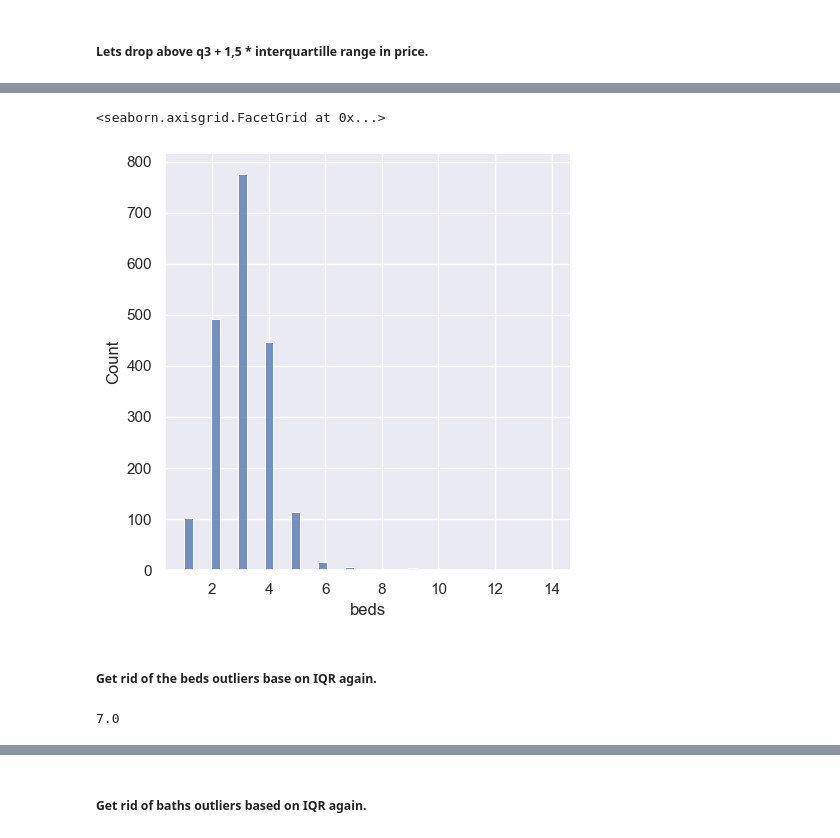
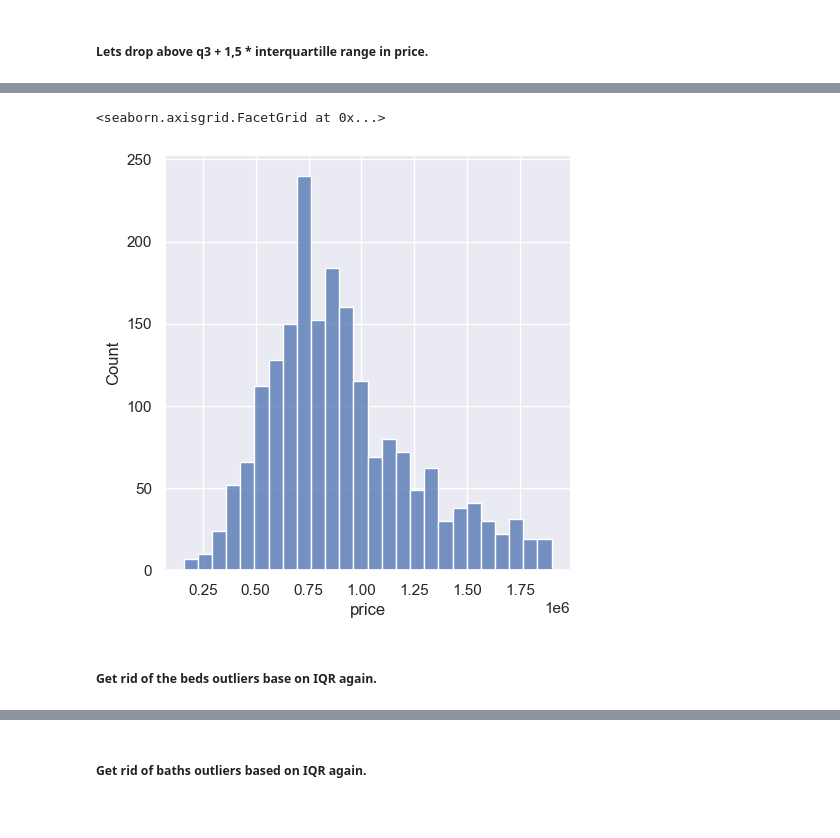
Before and after one commit to tolstoj48/seattle-house-price-prediction, a Jupyter notebook: seattle-real-estate-house-prices-prediction.ipynb, the cells around one changed output, grey strips where cells are left out. Drawn from its saved outputs; the diff is of its cells as text; code cells hidden in the pictures.

Commit message:
Zip code classification, interquartile cleaning.

```diff
--- a/seattle-real-estate-house-prices-prediction.ipynb
+++ b/seattle-real-estate-house-prices-prediction.ipynb
@@ -113,0 +150,2 @@ Name: count, dtype: int64
+# %%
+data["zip_code_category"] = data.apply(lambda row: seattle_zip_categories.get(str(row["zip_code"])), axis = 1)
@@ -204,5 +267,5 @@ sns.displot(data_clean["price"])
 q1 = data_clean["price"].quantile(0.25)
 q3 = data_clean["price"].quantile(0.75)
 iqr = q3 - q1
-outlier_price = q3 + 1.5 * iqr
-outlier_price
+outlier_price_upper = q3 + 1.5 * iqr
+outlier_price_lower = q1 - 1.5 * iqr
@@ -226,5 +272,5 @@ memory usage: 92.0 KB
 # %%
-data_price_outliers = data_clean[data_clean["price"] < outlier_price]
+data_price_outliers = data_clean[data_clean["price"].between(outlier_price_lower, outlier_price_upper)]
 # %%
 data_price_outliers.info()
 # %% [output]
@@ -243,16 +290,14 @@ memory usage: 92.0 KB
 # %%
-sns.displot(data_price_outliers["beds"])
+sns.displot(data_price_outliers["price"])
 # %% [output]
 <seaborn.axisgrid.FacetGrid at 0x...>
-[figure, old version]
+[figure, new version]
 # %% [markdown]
 ##### Get rid of the beds outliers base on IQR again.
 # %%
 q1 = data_price_outliers["beds"].quantile(0.25)
 q3 = data_price_outliers["beds"].quantile(0.75)
 iqr = q3 - q1
-outlier_beds = q3 + 1.5 * iqr
-outlier_beds
+outlier_beds_upper = q3 + 1.5 * iqr
+outlier_beds_lower = q1 - 1.5 * iqr
-# %% [output]
-7.0
 # %%
```
Also changed, not shown: parts of 33 cells of this notebook.
